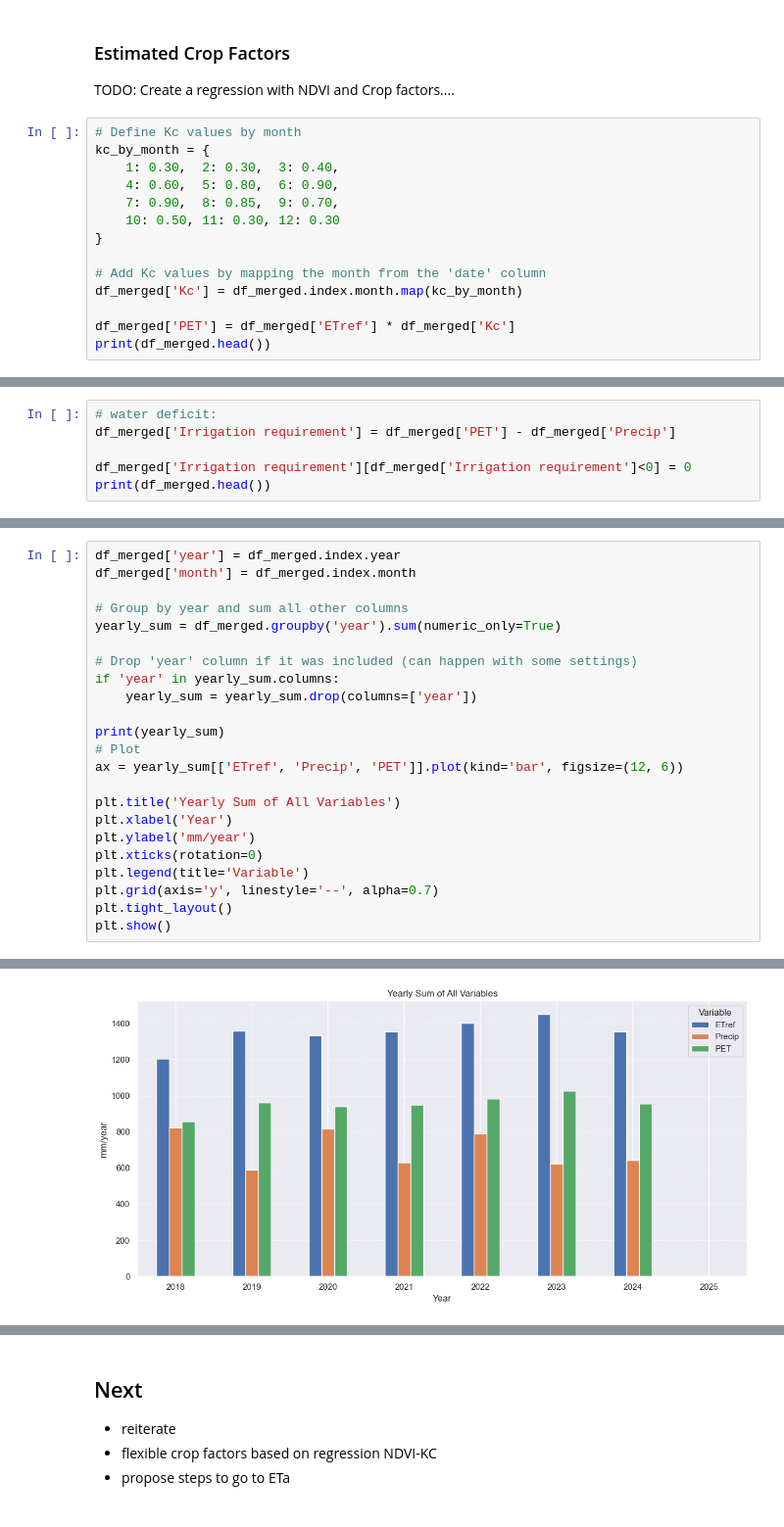
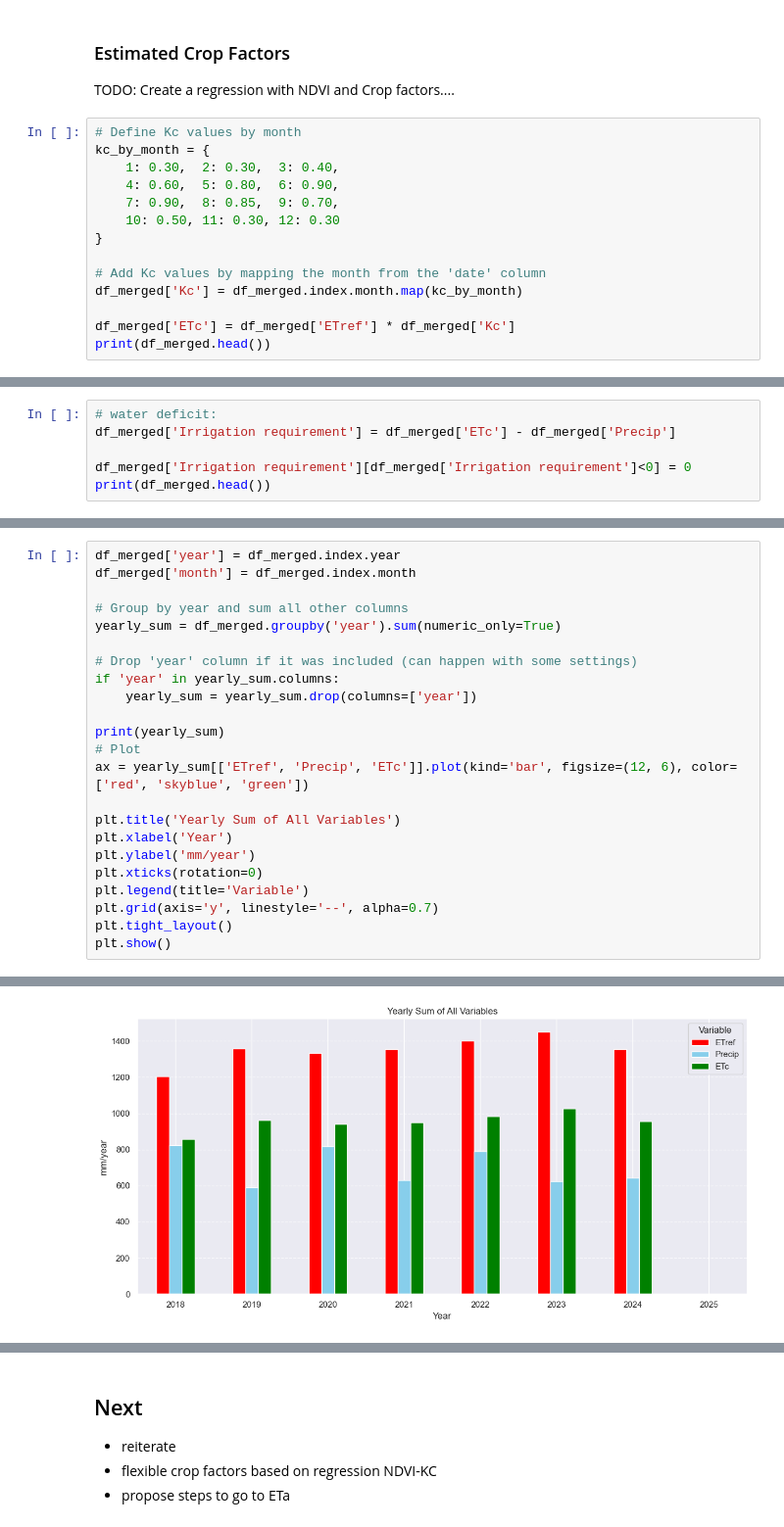
Before and after one commit to nadja1390/RAFIP, a Jupyter notebook: Orchard_Water_Use.ipynb, the cells around one changed output, grey strips where cells are left out. Shown at 98% size. Saved outputs shown, nothing was run; the diff lists cells and outputs as text.

```diff
--- a/Orchard_Water_Use.ipynb
+++ b/Orchard_Water_Use.ipynb
@@ -215,6 +223,6 @@ kc_by_month = {
 # Add Kc values by mapping the month from the 'date' column
 df_merged['Kc'] = df_merged.index.month.map(kc_by_month)
 
-df_merged['PET'] = df_merged['ETref'] * df_merged['Kc']
+df_merged['ETc'] = df_merged['ETref'] * df_merged['Kc']
 print(df_merged.head())
 # %% [output]
@@ -259,6 +273,6 @@ plt.show()
 # %%
 # water deficit:
-df_merged['Irrigation requirement'] = df_merged['PET'] - df_merged['Precip']
+df_merged['Irrigation requirement'] = df_merged['ETc'] - df_merged['Precip']
 
 df_merged['Irrigation requirement'][df_merged['Irrigation requirement']<0] = 0
 print(df_merged.head())
@@ -302,7 +316,7 @@ if 'year' in yearly_sum.columns:
 
 print(yearly_sum)
 # Plot
-ax = yearly_sum[['ETref', 'Precip', 'PET']].plot(kind='bar', figsize=(12, 6))
+ax = yearly_sum[['ETref', 'Precip', 'ETc']].plot(kind='bar', figsize=(12, 6), color=['red', 'skyblue', 'green'])
 
 plt.title('Yearly Sum of All Variables')
 plt.xlabel('Year')
@@ -317,20 +331,20 @@ plt.show()
 year
 2018  1204.8  822.138323   94.403365  208.95   857.395
 2019  1357.3  589.891532  105.781049  208.95   960.390
 2020  1332.1  816.661684  175.501365  209.25   941.400
 2021  1355.4  631.388915  190.019055  208.95   949.110
 2022  1402.2  789.874229  135.539456  208.95   982.665
 2023  1450.1  623.845733  124.284762  208.95  1026.155
 2024  1353.5  642.282514  127.042824  209.25   955.595
 2025     1.2    0.000000    0.264528    0.30     0.360
 
       Irrigation requirement  month
 ... (5 lines left out)
 2022              930.739178   2382
 2023              973.655000   2382
 2024              899.071078   2384
 2025                0.360000      1
-[figure, old version]
+[figure, new version]
 # %%
 # Filter for months March (3) to September (9)
 df_filtered = df_merged[(df_merged['month'] >= 3) & (df_merged['month'] <= 10)]
```
Also changed, not shown: parts of 8 cells of this notebook, 1 other file.
